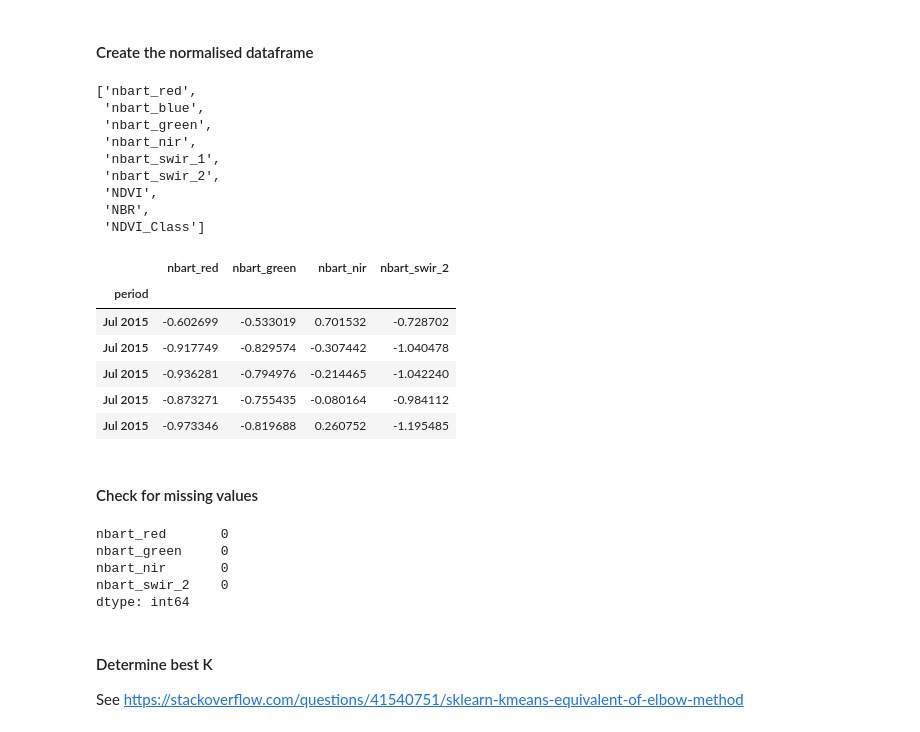
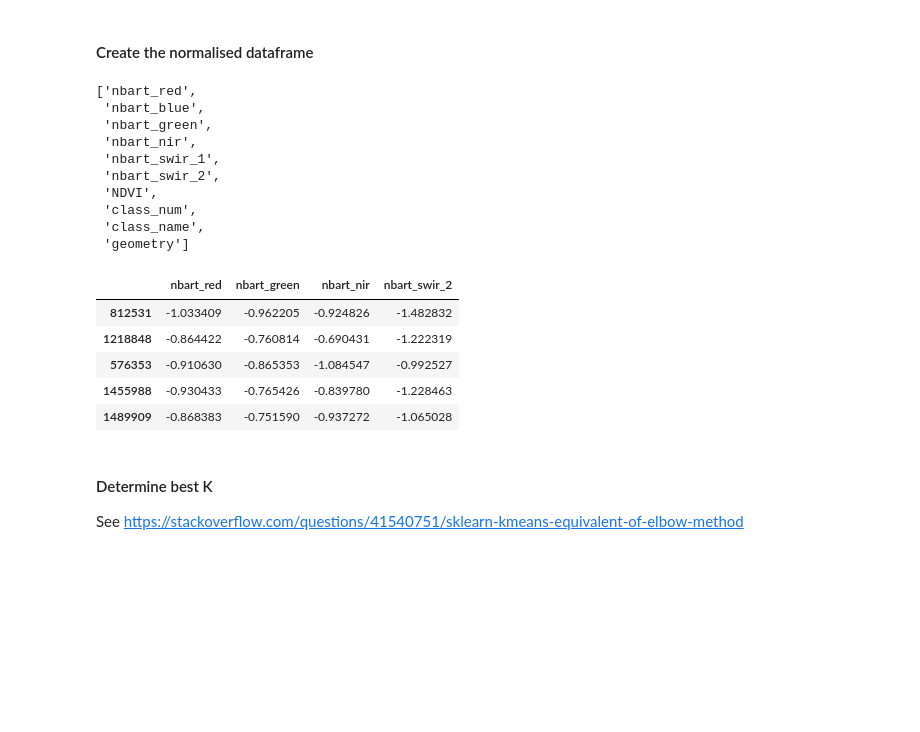
Before and after one commit to mjdear68/Traprock_KBA_Change_Detection, a Jupyter notebook: nbk/class_data_prep.ipynb, the cells around one changed output. Cells and saved outputs as stored; diff of their text form; code cells hidden in the pictures; blank space fills up the shorter version.

```diff
--- a/nbk/class_data_prep.ipynb
+++ b/nbk/class_data_prep.ipynb
@@ -121,6 +179,7 @@ Name: count, dtype: int64
 # %%
 # Reduce each class to the size of the smallest class
-sample_size = gtp['class_num'].value_counts().min()
+sample_size = np.min([gtp_base[i]['class_num'].value_counts().min() for i in [0,1]])
 
-gtp_equal = pd.concat([gtp[gtp['class_num']==cl].sample(sample_size, random_state=random_state) for cl in gtp['class_num'].unique()], axis=0)
-gtp_equal.head()
+gtp_equal = [pd.concat([gtp_base[i][gtp_base[i]['class_num']==cl].sample(sample_size, random_state=random_state)
+                for cl in gtp_base[i]['class_num'].unique()], axis=0)
+                for i in [0,1]]
@@ -143,0 +186,6 @@ Name: count, dtype: int64
+# %%
+# Count the number of points in each class
+for i in [0,1]:
+    print('Period:', i)
+    print(gtp_equal[i]['class_num'].value_counts())
+    print('--------------')
@@ -162,5 +227,8 @@ The thresholds were derived from the following sources:
 #### GTP Analysis
 # %%
 # Summarise by Class
-gtp_equal.groupby('class_num').agg({'NDVI':['min','max','mean','median']})
+for i in [0,1]:
+    print('Period:', i)
+    print(gtp_equal[i].groupby('class_num').agg({'NDVI':['min','max','mean','median']}))
+    print('----------')
 # %% [output]
@@ -178,9 +253,10 @@ array([0, 1, 2, 3], dtype=int64)
 # %%
-cl_nums = np.sort(gtp_equal['class_num'].unique())
+fig, axes = plt.subplots(1,2, figsize=(10,4))
 
-fig, ax = plt.subplots()
-for cl in cl_nums:
-    ax.hist(gtp_equal['NDVI'][gtp_equal['class_num']==cl], alpha=0.5)
+for i in [0,1]:
+    cl_nums = np.sort(gtp_equal[i]['class_num'].unique())
+    for cl in cl_nums:
+        axes[i].hist(gtp_equal[i]['NDVI'][gtp_equal[i]['class_num']==cl], alpha=0.5)
 
-fig.legend(cl_nums)
+    axes[i].legend(cl_nums)
 # %% [output]
@@ -239,7 +314,7 @@ Based on https://www.analyticsvidhya.com/blog/2019/04/introduction-image-segment
 # %% [markdown]
 #### Create the normalised dataframe
 # %%
-list(ds.data_vars.keys())
+list(gtp_equal.columns)
 # %% [output]
 ['nbart_red',
  'nbart_blue',
@@ -248,38 +323,28 @@ list(ds.data_vars.keys())
  'nbart_swir_1',
  'nbart_swir_2',
  'NDVI',
- 'NBR',
- 'NDVI_Class']
+ 'class_num',
+ 'class_name',
+ 'geometry']
 # %%
 # Select the variables to use in the classification
-km_vars = [list(ds.data_vars.keys())[i] for i in [0,2,3,5]]
+km_vars = [list(gtp_equal.columns)[i] for i in [0,2,3,5]]
 
-df = ds[km_vars].to_dataframe().reset_index(['x','y'], drop=True).drop('spatial_ref', axis=1)
+df = pd.DataFrame(gtp_equal[km_vars])
 
 from sklearn import preprocessing
 
 # scaler = preprocessing.MinMaxScaler()
 scaler = preprocessing.StandardScaler()
 
 x = df[km_vars].values # returns a numpy array
 x_norm = scaler.fit_transform(x)
 df[km_vars] = x_norm
 df.head()
 # %% [output]
 |  | nbart_red | nbart_green | nbart_nir | nbart_swir_2 |
-| period |  |  |  |  |
-| Jul 2015 | -0.602699 | -0.533019 | 0.701532 | -0.728702 |
-| Jul 2015 | -0.917749 | -0.829574 | -0.307442 | -1.040478 |
-| Jul 2015 | -0.936281 | -0.794976 | -0.214465 | -1.042240 |
-| Jul 2015 | -0.873271 | -0.755435 | -0.080164 | -0.984112 |
-| Jul 2015 | -0.973346 | -0.819688 | 0.260752 | -1.195485 |
+| 812531 | -1.033409 | -0.962205 | -0.924826 | -1.482832 |
+| 1218848 | -0.864422 | -0.760814 | -0.690431 | -1.222319 |
+| 576353 | -0.910630 | -0.865353 | -1.084547 | -0.992527 |
+| 1455988 | -0.930433 | -0.765426 | -0.839780 | -1.228463 |
+| 1489909 | -0.868383 | -0.751590 | -0.937272 | -1.065028 |
-# %% [markdown]
-#### Check for missing values
-# %%
-df.isnull().sum()
-# %% [output]
-nbart_red       0
-nbart_green     0
-nbart_nir       0
-nbart_swir_2    0
-dtype: int64
```
Also changed, not shown: parts of 22 cells of this notebook, 3 other files.
